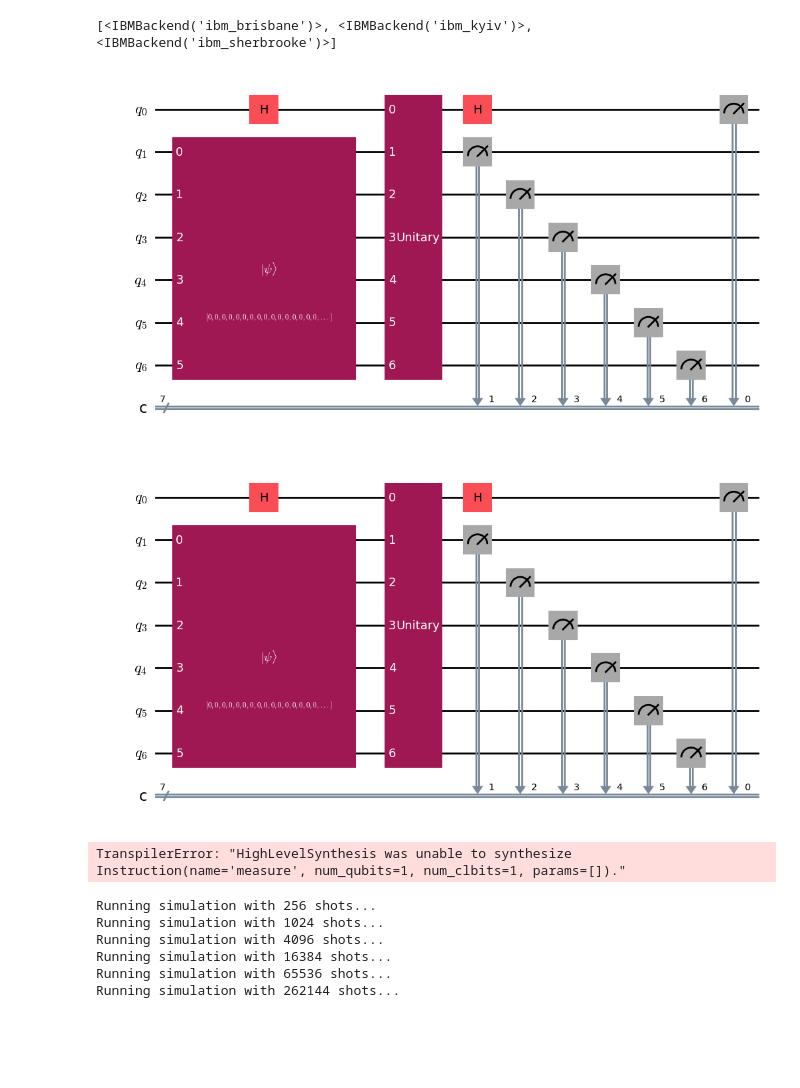
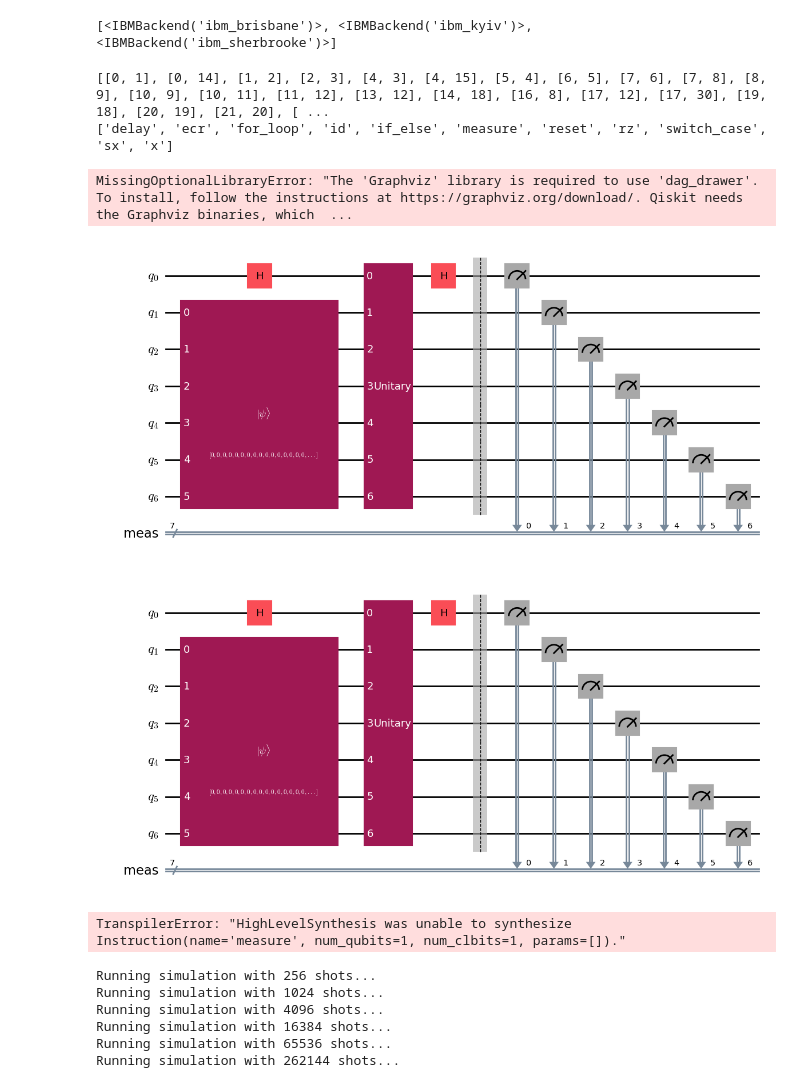
Before and after one commit to manueldiagostino/qc-progetto, a Jupyter notebook: src/progetto.ipynb, the cells around one changed output. Drawn from its saved outputs; the diff is of its cells as text; code cells hidden in the pictures; blank space fills up the shorter version.

Commit message:
feat: aggiunta creazione DAG relativo al circuito

```diff
--- a/src/progetto.ipynb
+++ b/src/progetto.ipynb
@@ -254,7 +256,8 @@ from qiskit_aer import AerSimulator
 from qiskit_aer.noise import NoiseModel
 
 from qiskit_ibm_runtime import QiskitRuntimeService
-service = QiskitRuntimeService(channel="ibm_quantum", token="cd9627c6de96e42618ed7038236b7d2bcff428e501b8f6866512731ad43cb60c57f5aff2822718b0e9b71c3d9bc58cda7d21994fe6ec88bbaf5ac128ce2715b3")
+# service = QiskitRuntimeService(channel="ibm_quantum", token="cd9627c6de96e42618ed7038236b7d2bcff428e501b8f6866512731ad43cb60c57f5aff2822718b0e9b71c3d9bc58cda7d21994fe6ec88bbaf5ac128ce2715b3")
+service = QiskitRuntimeService(channel="ibm_quantum", token="83887321a22b6825a7b1a92a80754a94cddb88cba61c7f328961cfbbefa9185a9893b0dbacad79ca7c5219e8af91ab7a3b0fbd92320cdb314a6d4b76a279c0f4")
 print(service.backends())
 
 backend = service.backend("ibm_kyiv")
@@ -270,6 +273,20 @@ noise_model = NoiseModel.from_backend(backend)
 coupling_map = backend.configuration().coupling_map
 # Get basis gates from noise model
 basis_gates = noise_model.basis_gates
+print(coupling_map)
+print(basis_gates)
+# %% [output]
+[[0, 1], [0, 14], [1, 2], [2, 3], [4, 3], [4, 15], [5, 4], [6, 5], [7, 6], [7, 8], [8, 9], [10, 9], [10, 11], [11, 12], [13, 12], [14, 18], [16, 8], [17, 12], [17, 30], [19, 18], [20, 19], [21, 20], [ ...
+['delay', 'ecr', 'for_loop', 'id', 'if_else', 'measure', 'reset', 'rz', 'switch_case', 'sx', 'x']
+# %%
+from qiskit.dagcircuit import DAGCircuit
+from qiskit.converters import circuit_to_dag
+
+dag = circuit_to_dag(qc_v)
+
+dag.draw()  # graphviz library required
+# %% [output]
+MissingOptionalLibraryError: "The 'Graphviz' library is required to use 'dag_drawer'.  To install, follow the instructions at https://graphviz.org/download/. Qiskit needs the Graphviz binaries, which  ...
 # %%
 # Create the circuit for horizontal scan
 qc_h = QuantumCircuit(total_qb)
@@ -278,41 +295,41 @@ qc_h.h(0)
 qc_h.unitary(D2n_1, range(total_qb))
 qc_h.h(0)
 qc_h.measure_all()
-display(qc_h.draw('mpl', fold=-1))
+display(qc_h.draw('mpl', fold=1))
 
 # Create the circuit for vertical scan
 qc_v = QuantumCircuit(total_qb)
 qc_v.initialize(image_norm_v, range(1, total_qb))
 qc_v.h(0)
 qc_v.unitary(D2n_1, range(total_qb))
 qc_v.h(0)
 qc_v.measure_all()
-display(qc_v.draw('mpl', fold=-1))
+display(qc_v.draw('mpl', fold=1))
 
 # Perform a noise simulation with the simulated backend
 backend = AerSimulator(
     noise_model=noise_model,
     coupling_map=coupling_map,
     basis_gates=basis_gates
 )
 
 qc_h_t = qc_h
 qc_v_t = qc_v
 
 # Transpile the circuits for optimized execution on the backend
 qc_h_t = transpile(qc_h, optimization_level=2, backend=backend, basis_gates=basis_gates, coupling_map=coupling_map)
 print('transpiled qc_h!')
 qc_v_t = transpile(qc_v, optimization_level=2, backend=backend, basis_gates=basis_gates, coupling_map=coupling_map)
 print('transpiled qc_v!')
-# display(qc_h_t.draw('mpl', fold=-1))
+# display(qc_h_t.draw())
 # display(qc_v_t.draw('mpl', fold=-1))
 
 # Combine both circuits into a single list
 circ_list = [qc_h_t, qc_v_t]
 # circ_list = [qc_h, qc_v]
 # %% [output]
-[figure, old version]
+[figure, new version]
-[figure, old version]
+[figure, new version]
 TranspilerError: "HighLevelSynthesis was unable to synthesize Instruction(name='measure', num_qubits=1, num_clbits=1, params=[])."
 # %%
 # Array per memorizzare i risultati intermedi
```
Also changed, not shown: parts of 2 cells of this notebook.
